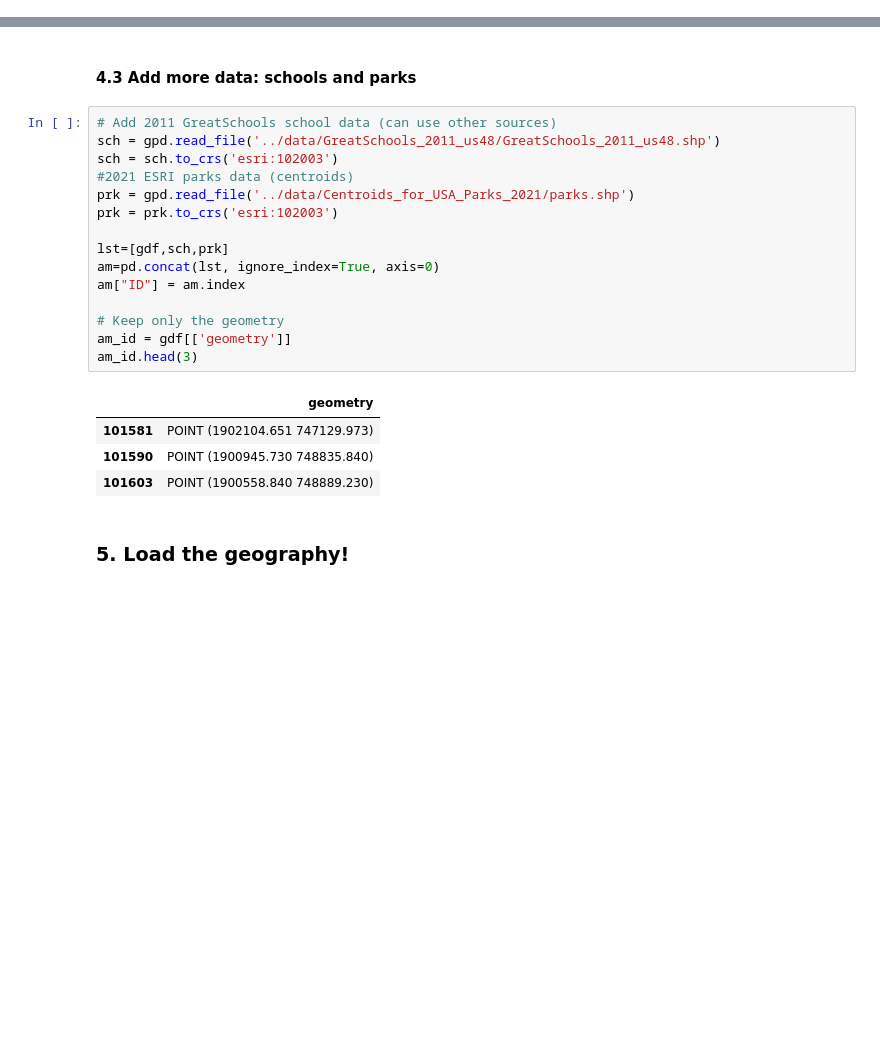
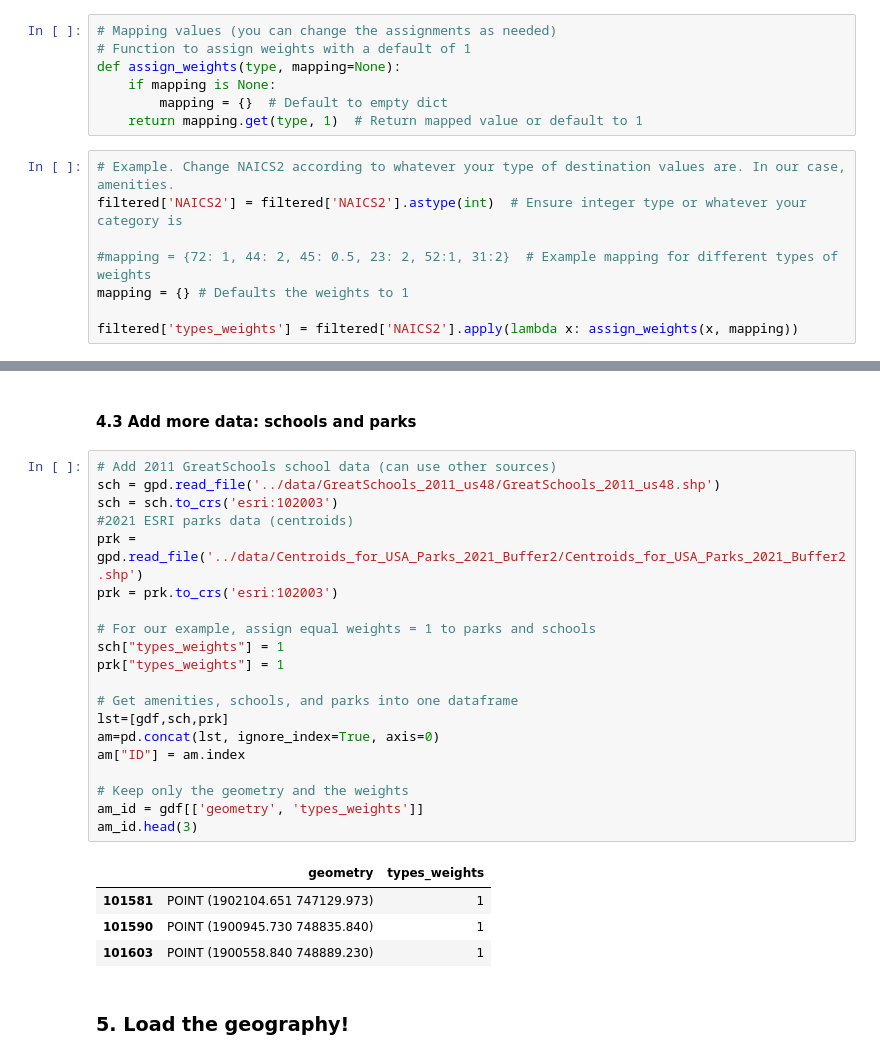
Before and after one commit to kcredit/Walkable-Accessibility-Score, a Jupyter notebook: src/Walkscore and Walkable Accessibility Score.ipynb, the cells around one changed output, grey strips where cells are left out. Drawn from its saved outputs; the diff is of its cells as text; blank space fills up the shorter version.

```diff
--- a/src/Walkscore and Walkable Accessibility Score.ipynb
+++ b/src/Walkscore and Walkable Accessibility Score.ipynb
@@ -103,0 +109,15 @@ filtered = filtered[filtered.Latitude != '-000.000-76']
+# %%
+# Mapping values (you can change the assignments as needed)
+# Function to assign weights with a default of 1
+def assign_weights(type, mapping=None):
+    if mapping is None:
+        mapping = {}  # Default to empty dict
+    return mapping.get(type, 1)  # Return mapped value or default to 1
+# %%
+# Example. Change NAICS2 according to whatever your type of destination values are. In our case, amenities.
+filtered['NAICS2'] = filtered['NAICS2'].astype(int)  # Ensure integer type or whatever your category is
+
+#mapping = {72: 1, 44: 2, 45: 0.5, 23: 2, 52:1, 31:2}  # Example mapping for different types of weights
+mapping = {} # Defaults the weights to 1
+
+filtered['types_weights'] = filtered['NAICS2'].apply(lambda x: assign_weights(x, mapping))
@@ -157,23 +184,28 @@ gdf = gdf[~gdf.is_empty]
 # %%
 # Add 2011 GreatSchools school data (can use other sources)
 sch = gpd.read_file('../data/GreatSchools_2011_us48/GreatSchools_2011_us48.shp')
 sch = sch.to_crs('esri:102003')
 #2021 ESRI parks data (centroids)
-prk = gpd.read_file('../data/Centroids_for_USA_Parks_2021/parks.shp')
+prk = gpd.read_file('../data/Centroids_for_USA_Parks_2021_Buffer2/Centroids_for_USA_Parks_2021_Buffer2.shp')
 prk = prk.to_crs('esri:102003')
 
+# For our example, assign equal weights = 1 to parks and schools
+sch["types_weights"] = 1
+prk["types_weights"] = 1
+
+# Get amenities, schools, and parks into one dataframe
 lst=[gdf,sch,prk]
 am=pd.concat(lst, ignore_index=True, axis=0)
 am["ID"] = am.index
 
-# Keep only the geometry
-am_id = gdf[['geometry']]
+# Keep only the geometry and the weights
+am_id = gdf[['geometry', 'types_weights']]
 am_id.head(3)
 # %% [output]
-|  | geometry |
-| 101581 | POINT (1902104.651 747129.973) |
-| 101590 | POINT (1900945.730 748835.840) |
-| 101603 | POINT (1900558.840 748889.230) |
+|  | geometry | types_weights |
+| 101581 | POINT (1902104.651 747129.973) | 1 |
+| 101590 | POINT (1900945.730 748835.840) | 1 |
+| 101603 | POINT (1900558.840 748889.230) | 1 |
 # %% [markdown]
 ### 5. Load the geography!
 # %% [markdown]
```
Also changed, not shown: parts of 38 cells of this notebook, 30 other files.
